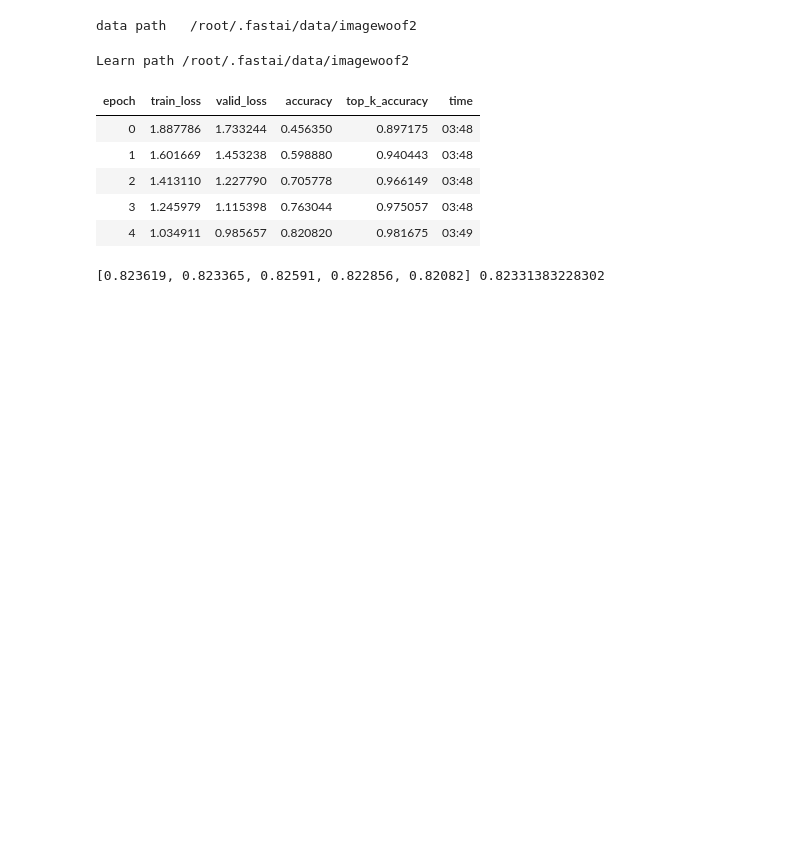
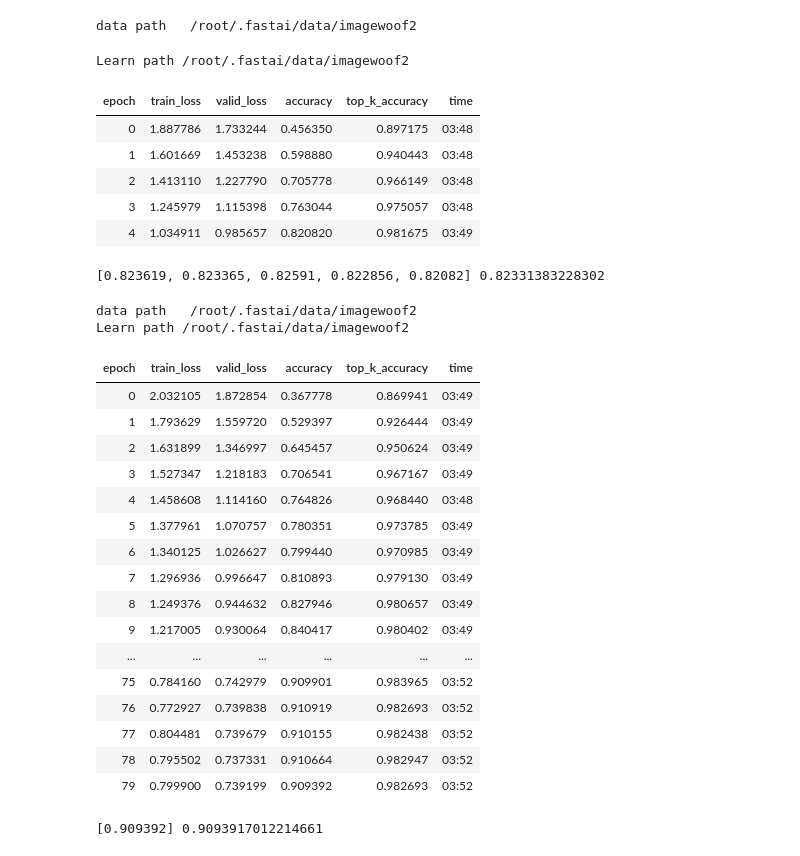
Before and after one commit to BoaEi/imagenette_experiments, a Jupyter notebook: Woof_ResNet_separable.ipynb, the cells around one changed output. Cells and saved outputs as stored; diff of their text form; code cells hidden in the pictures; blank space fills up the shorter version.

```diff
--- a/Woof_ResNet_separable.ipynb
+++ b/Woof_ResNet_separable.ipynb
@@ -362,11 +360,3 @@ Learn path /root/.fastai/data/imagewoof2
 data path   /root/.fastai/data/imagewoof2
 Learn path /root/.fastai/data/imagewoof2
 ... (5 outputs left out)
-# %%
-res = []
-for epochs in [5]*5:
-    mixup=0 if epochs<=20 else 0.2
-    learn = get_learn(model=model, size=192, bs=32, mixup=mixup)
-    learn.fit_fc(epochs, lr=4e-3, moms=(0.95,0.95), start_pct=0.72)
-    res += [learn.recorder.metrics[-1][0].item()]
-print([round(x, 6) for x in res], sum(res)/len(res))
@@ -483,3 +439,31 @@ Learn path /root/.fastai/data/imagewoof2
 | 3 | 1.245979 | 1.115398 | 0.763044 | 0.975057 | 03:48 |
 | 4 | 1.034911 | 0.985657 | 0.820820 | 0.981675 | 03:49 |
 [0.823619, 0.823365, 0.82591, 0.822856, 0.82082] 0.82331383228302
+# %%
+for epochs in [80]:
+    mixup=0 if epochs<=20 else 0.2
+    learn = get_learn(model=model, size=256, bs=16, mixup=mixup)
+    learn.fit_fc(epochs, lr=4e-3, moms=(0.95,0.95), start_pct=0.72)
+    res += [learn.recorder.metrics[-1][0].item()]
+print([round(x, 6) for x in res], sum(res)/len(res))
+# %% [output]
+data path   /root/.fastai/data/imagewoof2
+Learn path /root/.fastai/data/imagewoof2
+| epoch | train_loss | valid_loss | accuracy | top_k_accuracy | time |
+| 0 | 2.032105 | 1.872854 | 0.367778 | 0.869941 | 03:49 |
+| 1 | 1.793629 | 1.559720 | 0.529397 | 0.926444 | 03:49 |
+| 2 | 1.631899 | 1.346997 | 0.645457 | 0.950624 | 03:49 |
+| 3 | 1.527347 | 1.218183 | 0.706541 | 0.967167 | 03:49 |
+| 4 | 1.458608 | 1.114160 | 0.764826 | 0.968440 | 03:48 |
+| 5 | 1.377961 | 1.070757 | 0.780351 | 0.973785 | 03:49 |
+| 6 | 1.340125 | 1.026627 | 0.799440 | 0.970985 | 03:49 |
+| 7 | 1.296936 | 0.996647 | 0.810893 | 0.979130 | 03:49 |
+| 8 | 1.249376 | 0.944632 | 0.827946 | 0.980657 | 03:49 |
+| 9 | 1.217005 | 0.930064 | 0.840417 | 0.980402 | 03:49 |
+| ... | ... | ... | ... | ... | ... |
+| 75 | 0.784160 | 0.742979 | 0.909901 | 0.983965 | 03:52 |
+| 76 | 0.772927 | 0.739838 | 0.910919 | 0.982693 | 03:52 |
+| 77 | 0.804481 | 0.739679 | 0.910155 | 0.982438 | 03:52 |
+| 78 | 0.795502 | 0.737331 | 0.910664 | 0.982947 | 03:52 |
+| 79 | 0.799900 | 0.739199 | 0.909392 | 0.982693 | 03:52 |
+[0.909392] 0.9093917012214661
```
Also changed, not shown: parts of 2 cells of this notebook.
